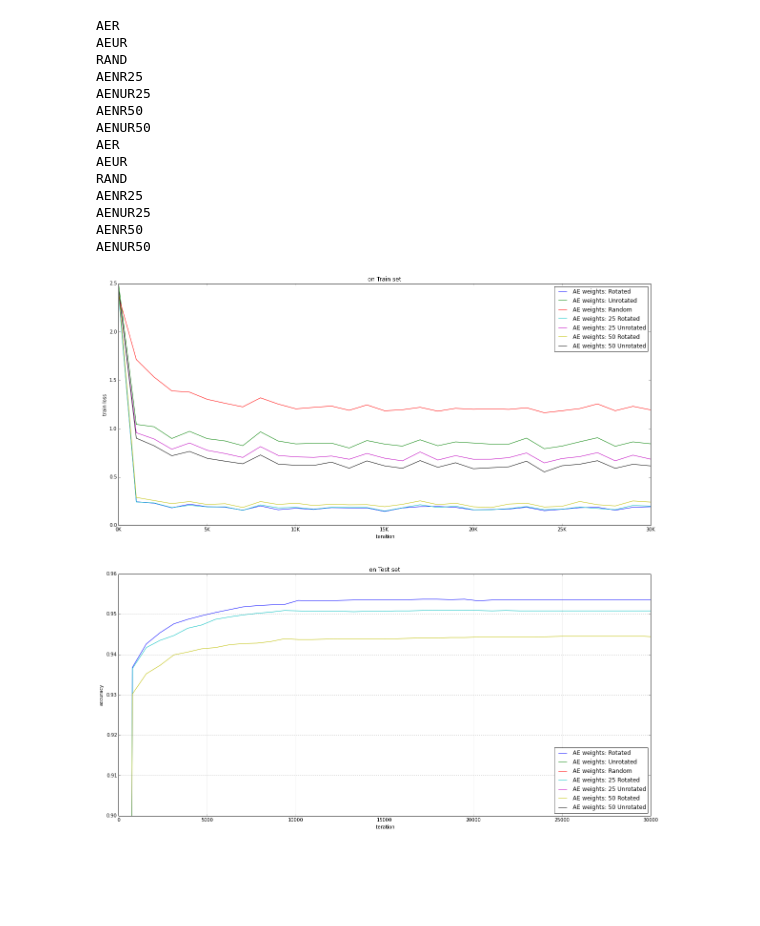
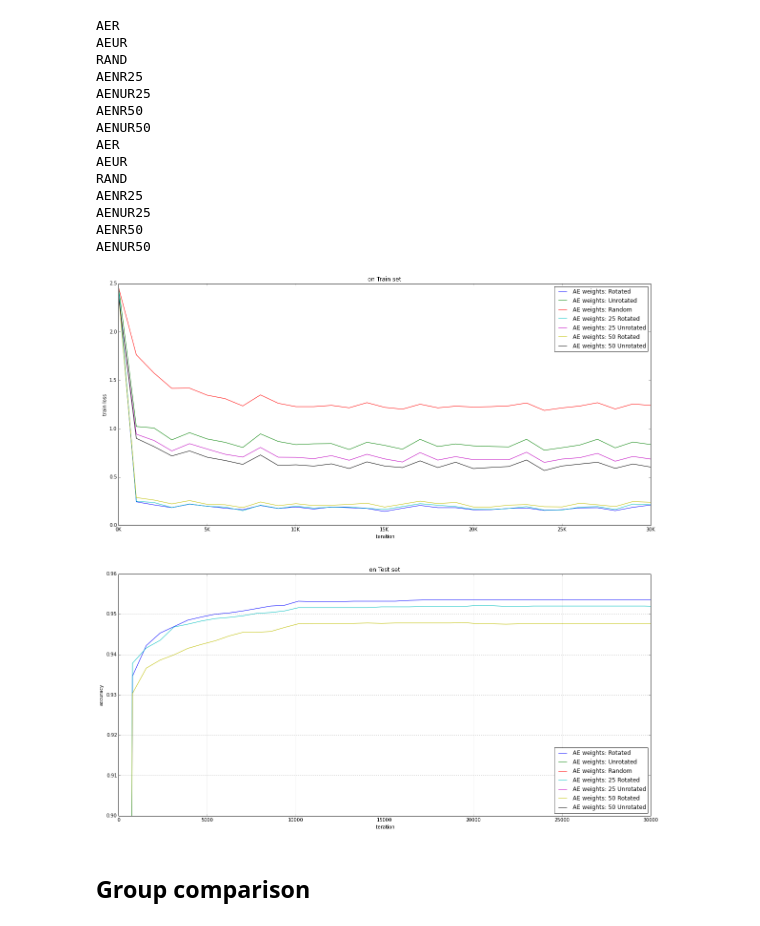
Before and after one commit to Kreiswolke/DeepInvariance, a Jupyter notebook: plot_results.ipynb, the cells around one changed output. Cells and saved outputs as stored; diff of their text form; code cells hidden in the pictures; blank space fills up the shorter version.

Commit message:
Group comparison

```diff
--- a/plot_results.ipynb
+++ b/plot_results.ipynb
@@ -22,7 +22,7 @@ exps = ['AER', 'AEUR', 'RAND', 'AENR25', 'AENUR25', 'AENR50', 'AENUR50']
 #exps = ['RAND', 'AENR25', 'AENUR25']
 
 exp_labels = ['Rotated', 'Unrotated', 'Random', '25 Rotated', '25 Unrotated', '50 Rotated' , '50 Unrotated']
-date = '2008/'
+date = '2408/'
 exp_data = {'AER': {'log':'/mnt/antares_raid/home/oliver/Experiments/' + date + 'MLP/AER/log/log.log'},
         'AEUR': {'log':'/mnt/antares_raid/home/oliver/Experiments/' + date + 'MLP/AEUR/log/log.log'},
         'RAND':{'log': '/mnt/antares_raid/home/oliver/Experiments/' + date + 'MLP/RAND/log/log.log'},
@@ -59,31 +59,33 @@ for i, exp in enumerate(exps):
     plt.title("on %s set" % (phase,))
     plt.legend()
 
     phase = Phase.TEST
     plt.subplot(2,1,2)
     plt.plot(exp_data[exp][phase]['num_iter'],exp_data[exp][phase]['acc'], label='AE weights: %s' % (exp_labels[i],))
     plt.xlim(0,xmax)
     plt.ylim(ymin,ymax)
     plt.xlabel('iteration')
     plt.ylabel('accuracy')
     plt.title("on %s set" % (phase,))
     plt.legend(loc='lower right')
     plt.grid()
 
 plt.show()
 # %% [output]
 AER
 AEUR
 RAND
 AENR25
 AENUR25
 AENR50
 AENUR50
 AER
 AEUR
 RAND
 AENR25
 AENUR25
 AENR50
 AENUR50
-[figure, old version]
+[figure, new version]
+# %% [markdown]
+## Group comparison
```
Also changed, not shown: parts of 3 cells of this notebook.
